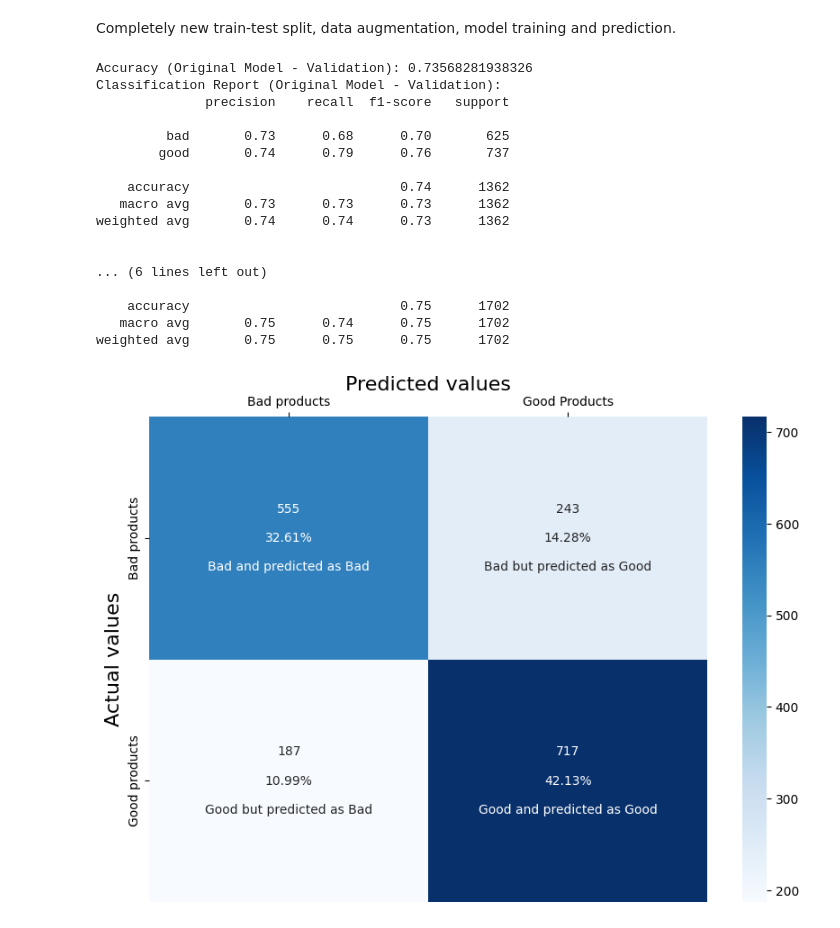
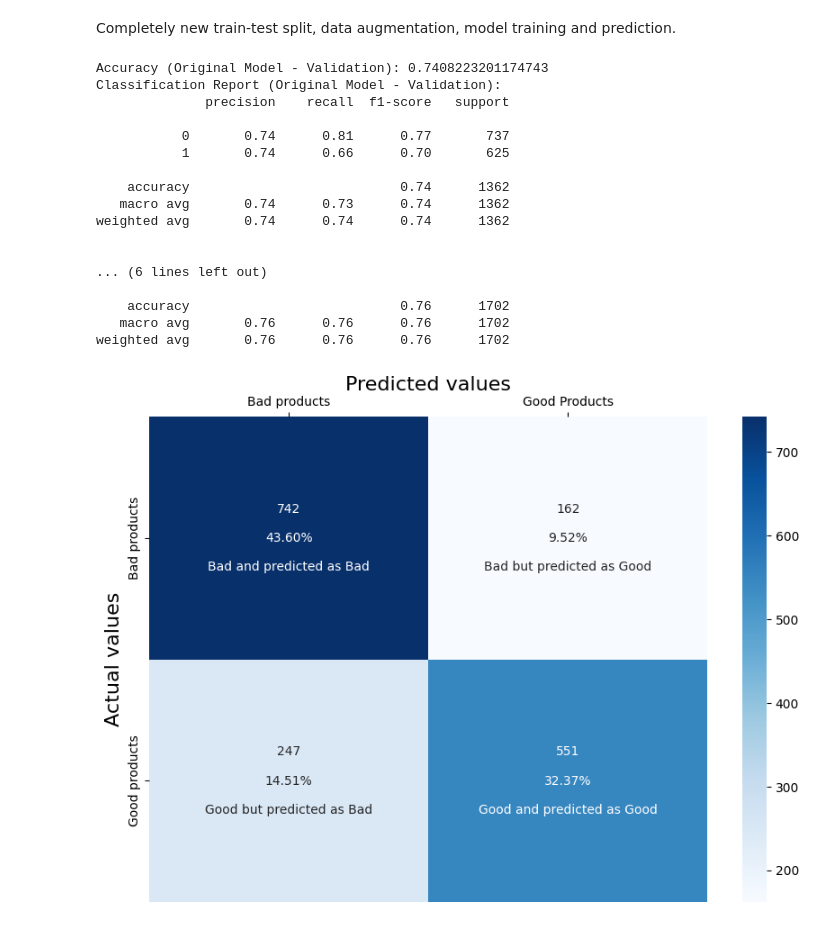
Before and after one commit to LgendSourabie/ML_knife_QA, a Jupyter notebook: supervised_learning/classification/full_supervise_classifier.ipynb, the cells around one changed output. Drawn from its saved outputs; the diff is of its cells as text; code cells hidden in the pictures.

```diff
--- a/supervised_learning/classification/full_supervise_classifier.ipynb
+++ b/supervised_learning/classification/full_supervise_classifier.ipynb
@@ -19,18 +19,19 @@ We also split the data in test and train-data for the . After that we split the
 dataset = pd.read_excel('/Users/mustafa/Documents/GitHub/ML_knife_QA/data/chiefs_knife_dataset.xlsx')
 index_Ra = dataset.columns.get_loc('Ra')  # Index der Spalte für Rauheit
 
-# Spezifikationsgrenzen
+# Specification limits
 LOWER_SPECIFICATION_LIMIT = 0.125
 UPPER_SPECIFICATION_LIMIT = 0.215
 
-# Einteilung in "gut" und "schlecht"
+# Classification into "good" and "bad"
 is_between_specification_bounds = (dataset['Ra'] >= LOWER_SPECIFICATION_LIMIT) & (dataset['Ra'] < UPPER_SPECIFICATION_LIMIT)
 good_product_range = np.where(is_between_specification_bounds, "good", "bad")
 dataset.insert(index_Ra + 1, 'Quality', good_product_range)
 
-# Features und Zielvariable
+# Features and target value
 X = dataset.loc[:, 'Original_Linienanzahl':'DFT_Median_sobel_Bereich'].values
 y = dataset['Quality'].values
+y = np.where(y == 'good', 0, 1)
 
 # Train-Test-Split
 X_train, X_test, y_train, y_test = train_test_split(X, y, test_size=0.2, random_state=42)
@@ -248,93 +253,96 @@ In this function a treshold can be chosen and all the features with lower import
 # %%
 
 def select_relevant_features(threshold):
-    # Filtern der Features mit Importance < treshold
+    # Filter the features with importance < treshold
     important_features = feature_importances[feature_importances['Importance'] >= threshold]
 
-    # Liste der zu behaltenden Features
+    # List of features to keep
     features_to_keep = important_features['Feature'].values
 
-    # Auswahl der entsprechenden Spalten aus dem ursprünglichen DataFrame
+    # Selection of the corresponding columns from the original DataFrame
     X_important = dataset[features_to_keep]
     return X_important
 
-threshold = 0.02
+threshold = 0.03
 X_important = select_relevant_features(threshold)
 # %% [markdown]
 Completely new train-test split, data augmentation, model training and prediction.
 # %%
+# Convert DataFrame to NumPy array before the train-test split
+X_important = X_important.values
+
 # Train-Test-Split
 X_train, X_test, y_train, y_test = train_test_split(X_important, y, test_size=0.2, random_state=42)
 X_train, X_val, y_train, y_val = train_test_split(X_train, y_train, test_size=0.2, random_state=42)
 
-# Data Augmentation durch Rauschzugabe
-noise = np.random.normal(0, 0.01, X_train.shape)  # Rauschen mit Mittelwert 0 und Standardabweichung 0.01
+# Data augmentation through the addition of noise
+noise = np.random.normal(0, 0.01, X_train.shape)  # Noise with mean value 0 and standard deviation 0.01
 X_train_augmented = X_train + noise
-y_train_augmented = np.copy(y_train)  # Labels bleiben gleich
+y_train_augmented = np.copy(y_train)  # Labels stay the same
 
-# Verknüpfung von Original- und Augmented Features
+# Combining original and augmented features
 X_train = np.vstack((X_train, X_train_augmented))
 y_train = np.concatenate((y_train, y_train_augmented))
 
-# Feature-Skalierung
+# Feature-Scaling
 scaler = StandardScaler()
 X_train_scaled = scaler.fit_transform(X_train)
 X_test_scaled = scaler.transform(X_test)
 X_val_scaled = scaler.transform(X_val)
 
 
-# Modelltraining mit RandomForestRegressor (after dropping features with low importance)
+# Modeltraining with RandomForestClassifier (after dropping features with low importance)
 classifier_dropped = RandomForestClassifier(random_state=42)
 classifier_dropped.fit(X_train_scaled, y_train)
 
-# Vorhersagen
+# Prediction
 y_pred_dropped = classifier_dropped.predict(X_test_scaled)
 y_val_pred_dropped = classifier_dropped.predict(X_val_scaled)
 
-# Validation - Evaluierung
+# Validation - Evaluation
 accuracy_val_dropped = accuracy_score(y_val, y_val_pred_dropped)
 report_val_dropped = classification_report(y_val, y_val_pred_dropped)
 print(f'\nAccuracy (Original Model - Validation): {accuracy_val_dropped}')
 print(f'Classification Report (Original Model - Validation):\n{report_val_dropped}\n')
 
-# Evaluierung
+# Evaluation
 accuracy_dropped = accuracy_score(y_test, y_pred_dropped)
 report_dropped = classification_report(y_test, y_pred_dropped)
 print(f'Accuracy (Original Model): {accuracy_dropped}')
 print(f'Classification Report (Original Model):\n{report_dropped}\n')
 
-# Confusion Matrix für das Originalmodell
+# Confusion Matrix for the model with dropped features
 cm_dropped = confusion_matrix(y_test, y_pred_dropped)
 
 # Plot of the confusion matrix
 plt.figure(figsize=(10, 7))
 group_names = ["Bad and predicted as Bad","Bad but predicted as Good","Good but predicted as Bad","Good and predicted as Good"]
 group_counts = ["{0:0.0f}".format(value) for value in cm_dropped.flatten()]
 group_percentages = ["{0:.2%}".format(value) for value in cm_dropped.flatten()/np.sum(cm_dropped)]
 labels = [f"{v1}\n\n{v2}\n\n{v3}" for v1, v2, v3 in zip(group_counts,group_percentages,group_names)]
 labels = np.asarray(labels).reshape(2,2)
 sns.heatmap(cm_dropped, annot=labels, xticklabels=['Bad products', 'Good Products'], yticklabels=['Bad products', 'Good products'], fmt="", cmap='Blues')
 plt.xlabel('Predicted values', fontsize=16)
 plt.ylabel('Actual values', fontsize=16)
 plt.gca().xaxis.set_ticks_position('top')
 plt.gca().xaxis.set_label_position('top')
 plt.savefig(f'cm_dropped.png', dpi=300)
 # %% [output]
-Accuracy (Original Model - Validation): 0.73568281938326
+Accuracy (Original Model - Validation): 0.7408223201174743
 Classification Report (Original Model - Validation):
               precision    recall  f1-score   support
 
-         bad       0.73      0.68      0.70       625
-        good       0.74      0.79      0.76       737
+           0       0.74      0.81      0.77       737
+           1       0.74      0.66      0.70       625
 
     accuracy                           0.74      1362
-   macro avg       0.73      0.73      0.73      1362
-weighted avg       0.74      0.74      0.73      1362
+   macro avg       0.74      0.73      0.74      1362
+weighted avg       0.74      0.74      0.74      1362
 
 
 ... (6 lines left out)
 
-    accuracy                           0.75      1702
-   macro avg       0.75      0.74      0.75      1702
-weighted avg       0.75      0.75      0.75      1702
+    accuracy                           0.76      1702
+   macro avg       0.76      0.76      0.76      1702
+weighted avg       0.76      0.76      0.76      1702
-[figure, old version]
+[figure, new version]
```
Also changed, not shown: parts of 6 cells of this notebook, 11 other files.
